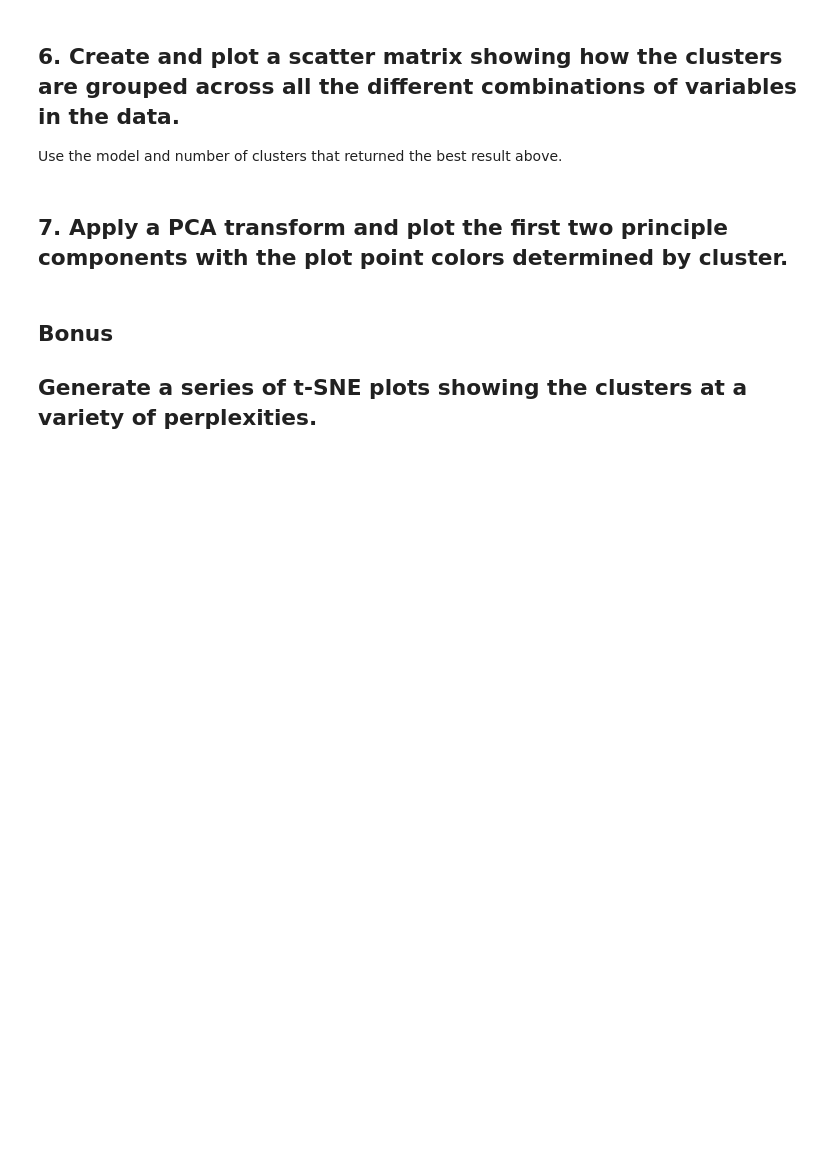
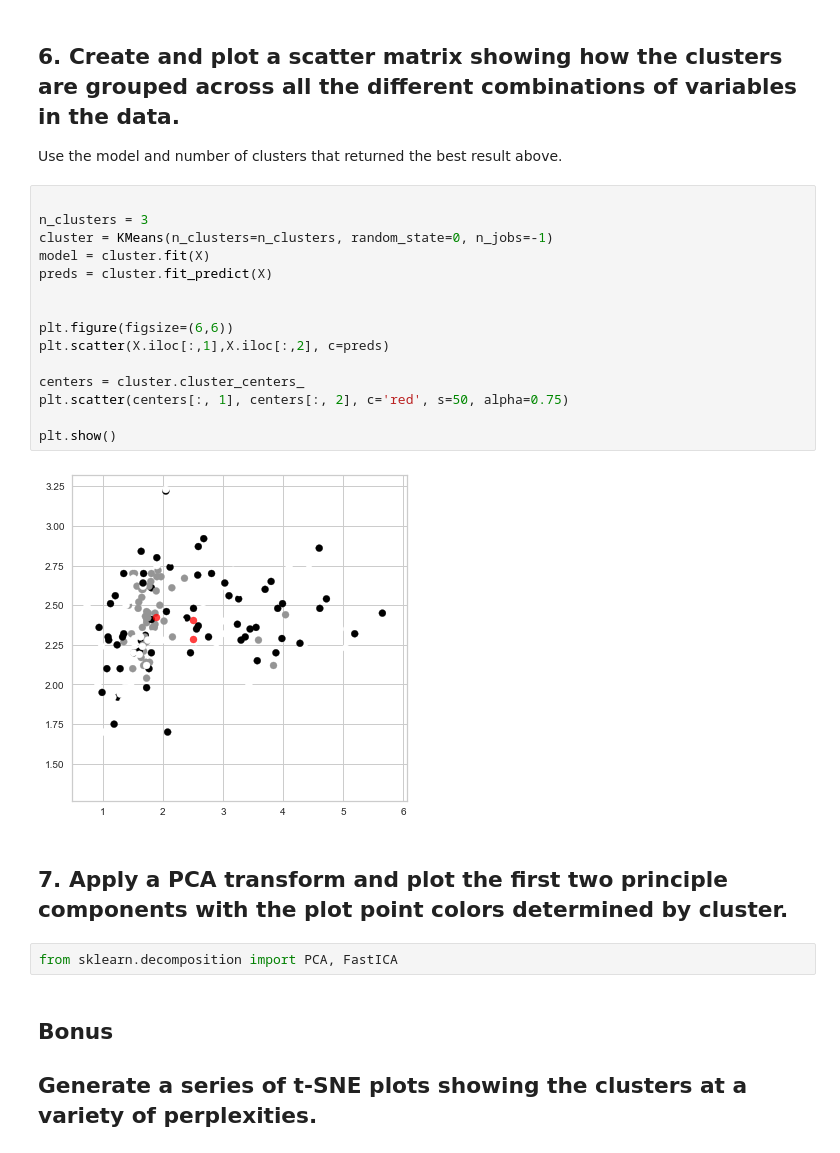
Before and after one commit to ta-data-lis/lab-learning-evaluation, a Jupyter notebook: your-code/main.ipynb, the cells around one changed output. Saved outputs shown, nothing was run; the diff lists cells and outputs as text; blank space fills up the shorter version.

```diff
--- a/your-code/main.ipynb
+++ b/your-code/main.ipynb
@@ -33,8 +97,27 @@ The Yellowbrick library has 3 metrics that you can plot using the `metric` param
 ## 6. Create and plot a scatter matrix showing how the clusters are grouped across all the different combinations of variables in the data.
 
 Use the model and number of clusters that returned the best result above.
+# %%
+
+n_clusters = 3
+cluster = KMeans(n_clusters=n_clusters, random_state=0, n_jobs=-1)
+model = cluster.fit(X)
+preds = cluster.fit_predict(X)
+
+
+plt.figure(figsize=(6,6))
+plt.scatter(X.iloc[:,1],X.iloc[:,2], c=preds)
+
+centers = cluster.cluster_centers_
+plt.scatter(centers[:, 1], centers[:, 2], c='red', s=50, alpha=0.75)
+
+plt.show()
+# %% [output]
+[figure, added]
 # %% [markdown]
 ## 7. Apply a PCA transform and plot the first two principle components with the plot point colors determined by cluster.
+# %%
+from sklearn.decomposition import PCA, FastICA
 # %% [markdown]
 ## Bonus
 
```
Also changed, not shown: parts of 6 cells of this notebook.
